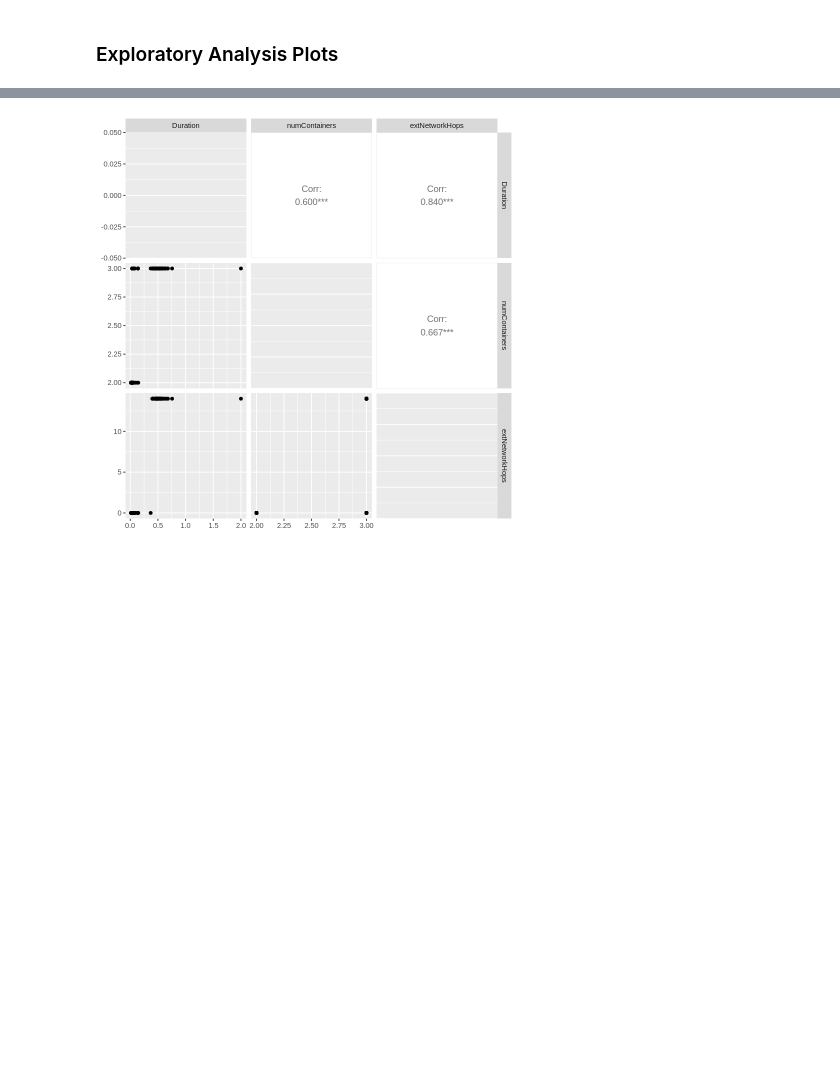
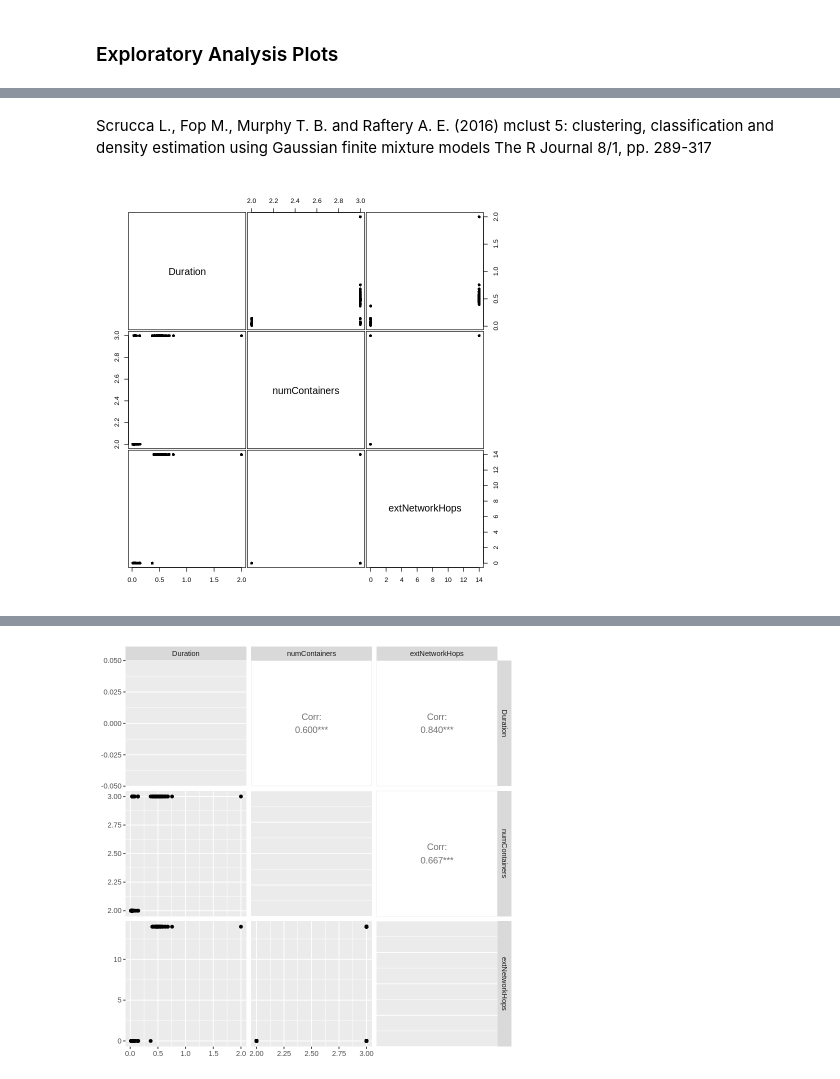
Before and after one commit to amurp003/dss-prototype, a Jupyter notebook: analysis/dss-span-analysis-rev1.ipynb, the cells around one changed output, grey strips where cells are left out. Drawn from its saved outputs; the diff is of its cells as text; code cells hidden in the pictures; blank space fills up the shorter version.

```diff
--- a/analysis/dss-span-analysis-rev1.ipynb
+++ b/analysis/dss-span-analysis-rev1.ipynb
@@ -279,0 +294,9 @@ A data.frame: 6 × 4
+# %% [markdown]
+Scrucca L., Fop M., Murphy T. B. and Raftery A. E. (2016) mclust 5:
+clustering, classification and density estimation using Gaussian
+finite mixture models The R Journal 8/1, pp. 289-317
+# %%
+Duration <- spanMetricsNum$Duration
+clPairs(spanMetricsNum, Duration)
+# %% [output]
+[figure, added]
```
Also changed, not shown: parts of 12 cells of this notebook, 2 other files.
